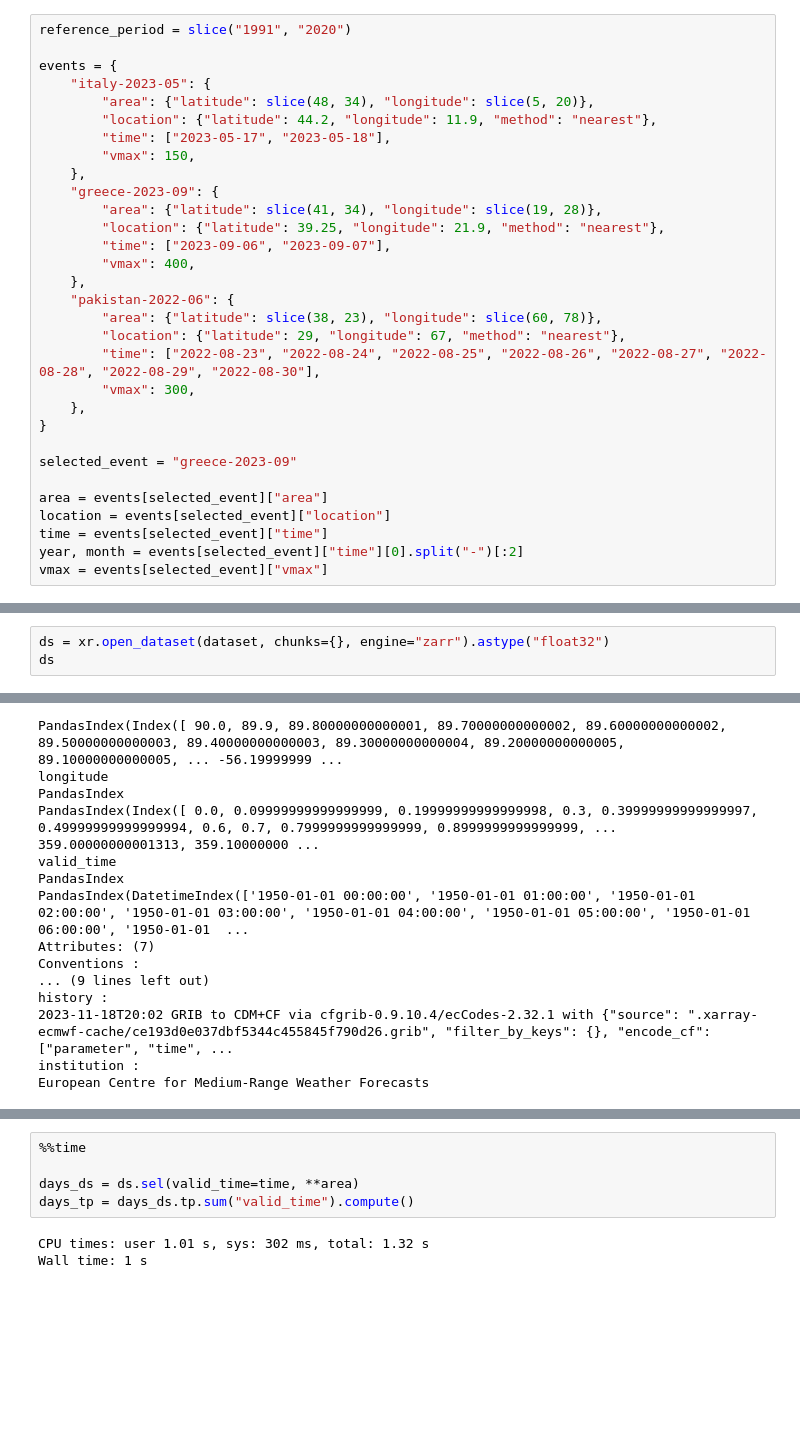
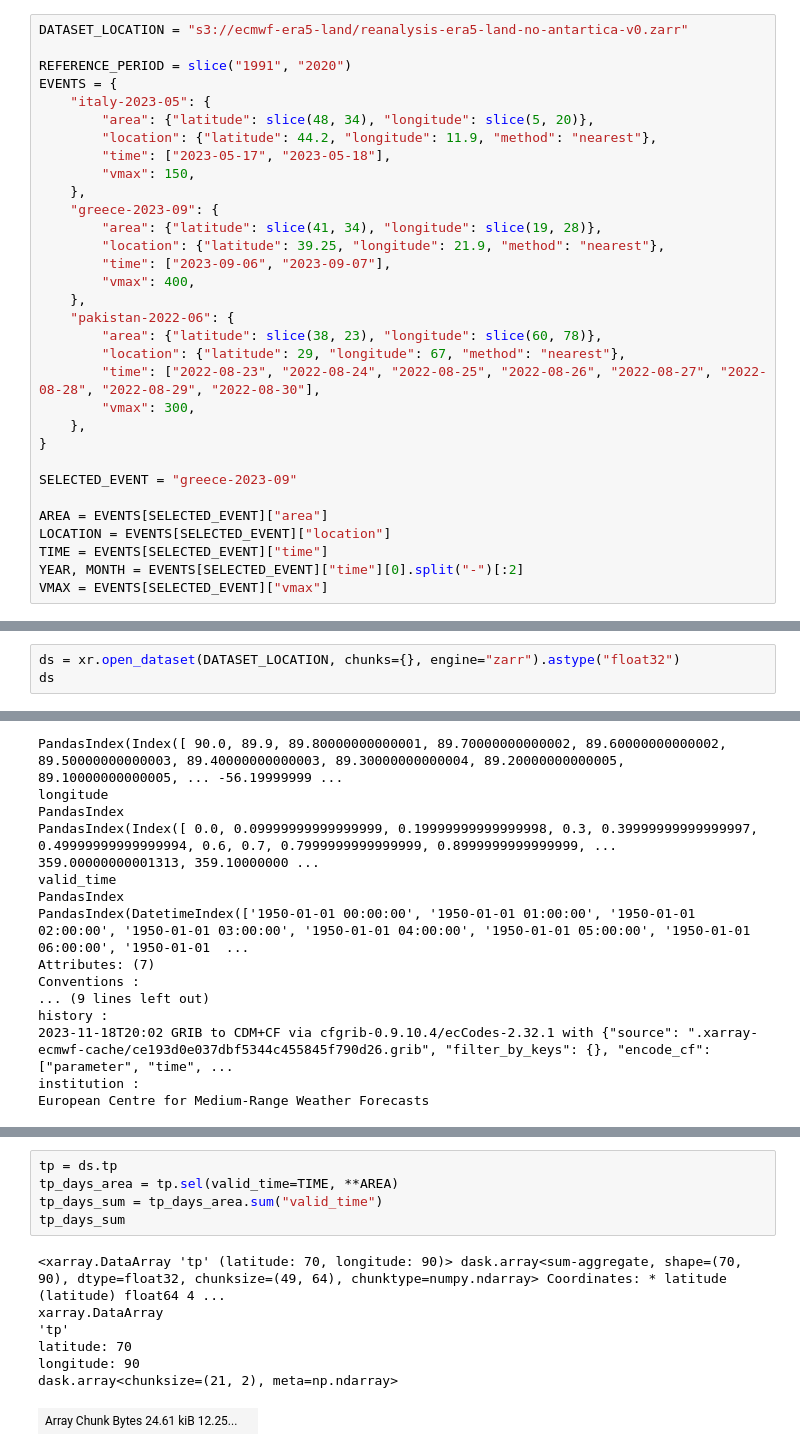
Before and after one commit to bopen/earthdatahub-notebooks, a Jupyter notebook: use-cases/floods-precipitation-anomaly.ipynb, the cells around one changed output, grey strips where cells are left out. Saved outputs shown, nothing was run; the diff lists cells and outputs as text; blank space fills up the shorter version.

Commit message:
update text on era5-land notebook

```diff
--- a/use-cases/floods-precipitation-anomaly.ipynb
+++ b/use-cases/floods-precipitation-anomaly.ipynb
@@ -10,7 +10,8 @@ import matplotlib.pyplot as plt
 # %%
-reference_period = slice("1991", "2020")
+DATASET_LOCATION = "s3://ecmwf-era5-land/reanalysis-era5-land-no-antartica-v0.zarr"
 
-events = {
+REFERENCE_PERIOD = slice("1991", "2020")
+EVENTS = {
     "italy-2023-05": {
         "area": {"latitude": slice(48, 34), "longitude": slice(5, 20)},
         "location": {"latitude": 44.2, "longitude": 11.9, "method": "nearest"},
@@ -31,13 +32,13 @@ events = {
     },
 }
 
-selected_event = "greece-2023-09"
+SELECTED_EVENT = "greece-2023-09"
 
-area = events[selected_event]["area"]
-location = events[selected_event]["location"]
-time = events[selected_event]["time"]
-year, month = events[selected_event]["time"][0].split("-")[:2]
-vmax = events[selected_event]["vmax"]
+AREA = EVENTS[SELECTED_EVENT]["area"]
+LOCATION = EVENTS[SELECTED_EVENT]["location"]
+TIME = EVENTS[SELECTED_EVENT]["time"]
+YEAR, MONTH = EVENTS[SELECTED_EVENT]["time"][0].split("-")[:2]
+VMAX = EVENTS[SELECTED_EVENT]["vmax"]
 # %%
 # activate dask distributed
 #
@@ -51,5 +55,5 @@ dataset = "s3://ecmwf-era5-land/reanalysis-era5-land-no-antartica-v0.zarr"
 # %%
-ds = xr.open_dataset(dataset, chunks={}, engine="zarr").astype("float32")
+ds = xr.open_dataset(DATASET_LOCATION, chunks={}, engine="zarr").astype("float32")
 ds
 # %% [output]
 <xarray.Dataset> Dimensions: (valid_time: 647208, latitude: 1472, longitude: 3600) Coordinates: * latitude (latitude) float64 90.0 89.9 89.8 89.7 ... -56.9 -57.0 -57.1 * longitude (longitude) float64  ...
@@ -162,8 +170,13 @@ European Centre for Medium-Range Weather Forecasts
 # %%
-%%time
-
-days_ds = ds.sel(valid_time=time, **area)
-days_tp = days_ds.tp.sum("valid_time").compute()
+tp = ds.tp
+tp_days_area = tp.sel(valid_time=TIME, **AREA)
+tp_days_sum = tp_days_area.sum("valid_time")
+tp_days_sum
 # %% [output]
-CPU times: user 1.01 s, sys: 302 ms, total: 1.32 s
-Wall time: 1 s
+<xarray.DataArray 'tp' (latitude: 70, longitude: 90)> dask.array<sum-aggregate, shape=(70, 90), dtype=float32, chunksize=(49, 64), chunktype=numpy.ndarray> Coordinates: * latitude (latitude) float64 4 ...
+xarray.DataArray
+'tp'
+latitude: 70
+longitude: 90
+dask.array<chunksize=(21, 2), meta=np.ndarray>
+| Array Chunk Bytes 24.61 kiB 12.25... |  |
```
Also changed, not shown: parts of 26 cells of this notebook, 1 other file.
